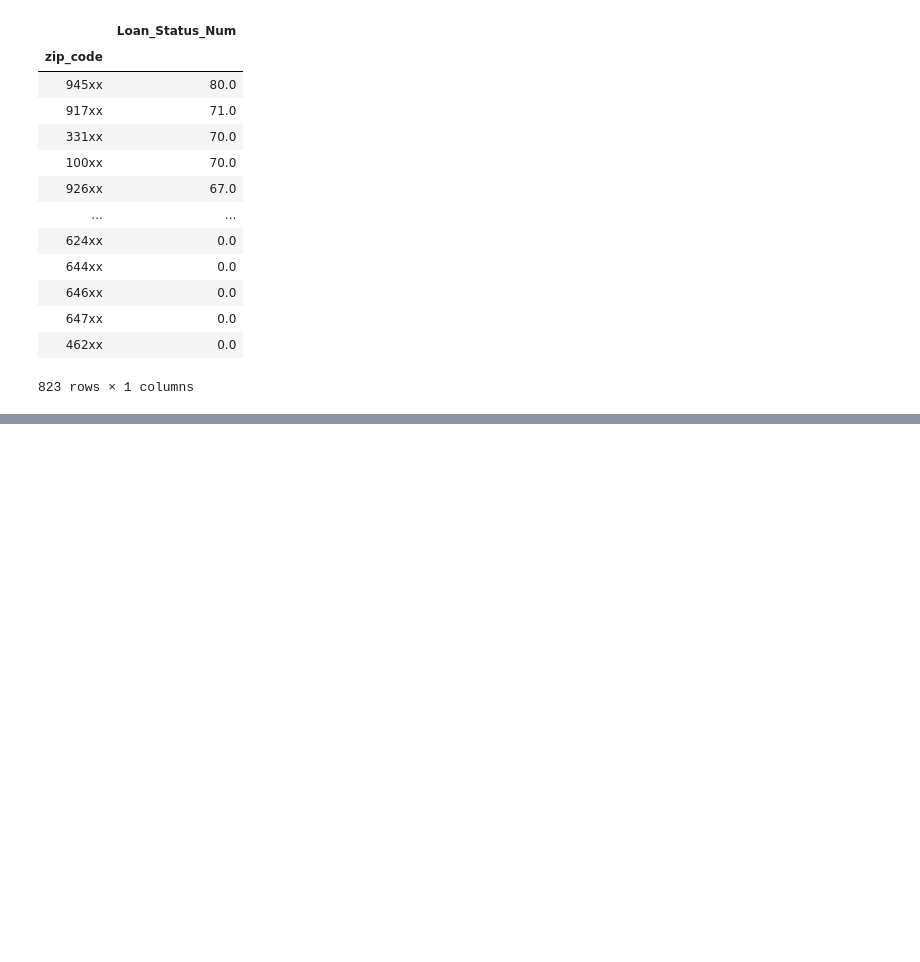
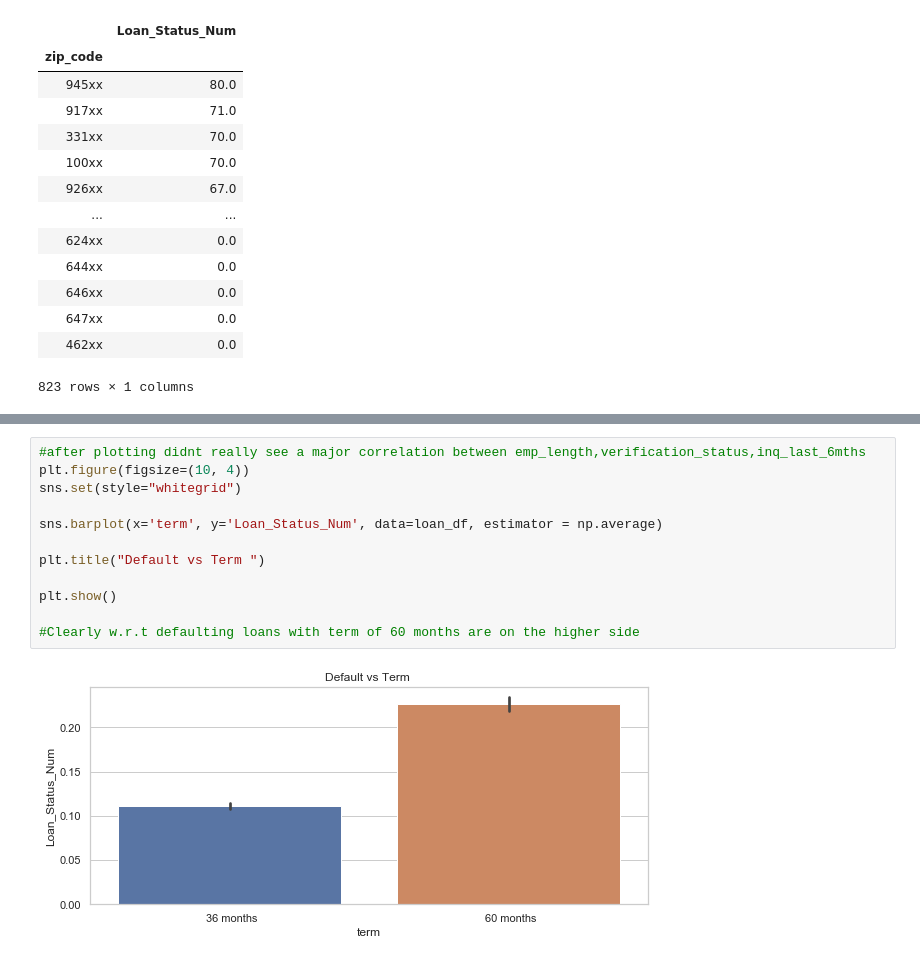
Before and after one commit to gauravsbisht/caseStudy, a Jupyter notebook: LendingClub.ipynb, the cells around one changed output, grey strips where cells are left out. Drawn from its saved outputs; the diff is of its cells as text; blank space fills up the shorter version.

Commit message:
added some more plots

```diff
--- a/LendingClub.ipynb
+++ b/LendingClub.ipynb
@@ -703,0 +694,14 @@ loan_df.groupby('zip_code').sum()[['Loan_Status_Num']].sort_values(by = 'Loan_St
+# %%
+#after plotting didnt really see a major correlation between emp_length,verification_status,inq_last_6mths
+plt.figure(figsize=(10, 4))
+sns.set(style="whitegrid")
+
+sns.barplot(x='term', y='Loan_Status_Num', data=loan_df, estimator = np.average)
+
+plt.title("Default vs Term ")
+
+plt.show()
+
+#Clearly w.r.t defaulting loans with term of 60 months are on the higher side
+# %% [output]
+[figure, added]
```
Also changed, not shown: parts of 7 cells of this notebook.
